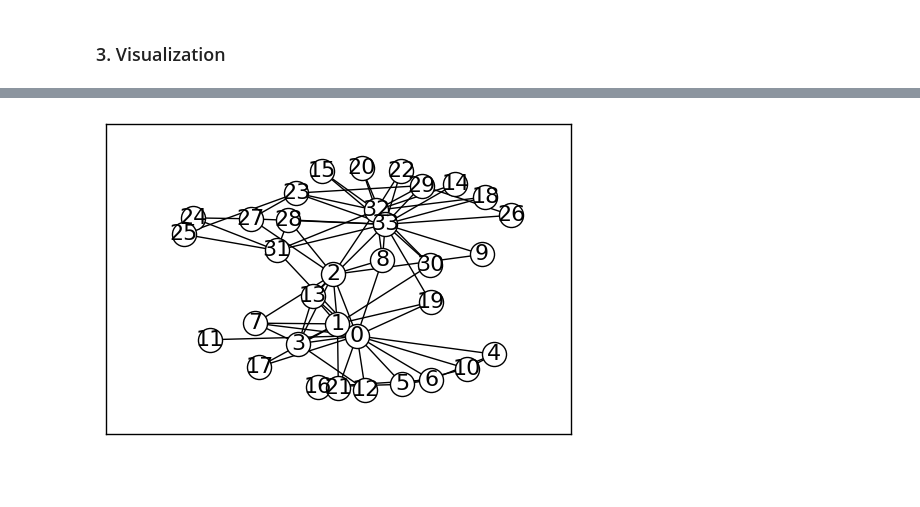
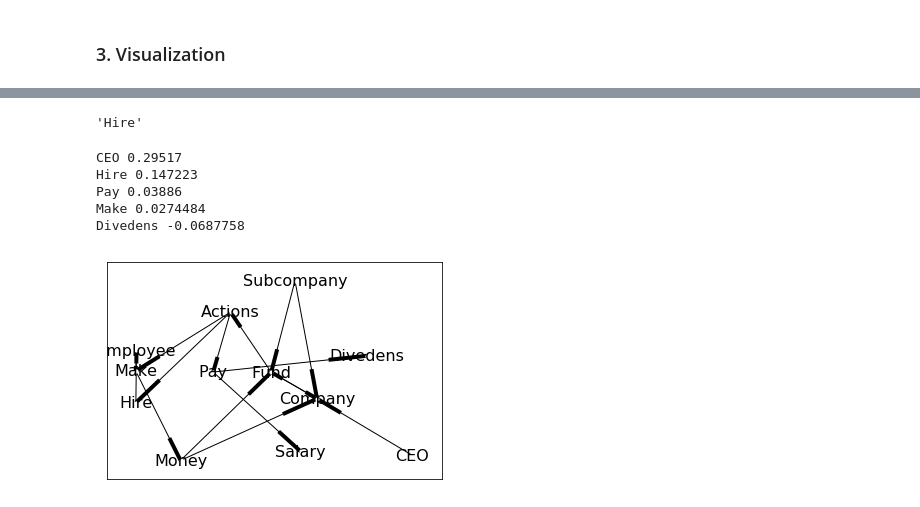
Before and after one commit to zw1074/Node2Vec_tensorflow, a Jupyter notebook: Node2Vec.ipynb, the cells around one changed output, grey strips where cells are left out. Saved outputs shown, nothing was run; the diff lists cells and outputs as text; code cells hidden in the pictures; blank space fills up the shorter version.

```diff
--- a/Node2Vec.ipynb
+++ b/Node2Vec.ipynb
@@ -142,10 +159,10 @@ biggest_node_index = 0
 for edge in edges:
     row, col = edge.strip().split()
     rows.append(int(row)-1)
-    rows.append(int(col)-1)
+#     rows.append(int(col)-1)
     cols.append(int(col)-1)
-    cols.append(int(row)-1)
-    data += [1,1]
+#     cols.append(int(row)-1)
+    data.append(1)
     biggest_node_index = max([max([int(row), int(col)]), biggest_node_index])
 data_graph = coo_matrix((data, (rows, cols)), shape=(biggest_node_index, biggest_node_index)).tocsr()
 # %%
@@ -221,0 +259,18 @@ plt.show()
+# %%
+# Visualize the Graph
+id_to_name = ['Company', 'Fund', 'Subcompany', 'CEO', 'Actions', 'Make', 'Pay', 'Hire', 'Divedens', 'Salary', 'Employee', 'Money']
+name_to_id = {}
+for idx, name in enumerate(id_to_name):
+    name_to_id[name] = idx
+labels = {}
+for idx, name in enumerate(id_to_name):
+    labels[idx] = name
+G = nx.DiGraph(data_graph.toarray())
+pos = nx.spring_layout(G)
+new_pos = {}
+nx.draw_networkx_nodes(G, pos, node_color="w", node_size=1000)
+nx.draw_networkx_edges(G, pos, width=1)
+nx.draw_networkx_labels(G, pos ,labels=labels, font_size=16, font_color="black")
+plt.xticks([])
+plt.yticks([])
+plt.show()
@@ -221,0 +291,5 @@ plt.show()
+# %%
+# Let's try it!
+is_to('Subcompany', 'Actions', 'Hire', Final_emb, name_to_id, id_to_name)
+# %% [output]
+'Hire'
@@ -222,13 +318,17 @@ plt.show()
+# %%
+print_top(top_k(Final_emb,name_to_id['Money'],id_to_name))
+# %% [output]
+CEO 0.29517
+Hire 0.147223
+Pay 0.03886
+Make 0.0274484
+Divedens -0.0687758
 # %%
-# Visualize the Graph
-G = nx.Graph(data_graph.toarray())
-pos = nx.spring_layout(G)
-nx.draw_networkx_nodes(G, pos, node_color="w")
-nx.draw_networkx_edges(G, pos, width=1)
-nx.draw_networkx_labels(G, pos ,font_size=16, font_color="black")
-
+nx.draw_networkx_nodes(G, pos, node_color="w", node_size=10)
+nx.draw_networkx_edges(G, pos, width=1, arrows=True)
+nx.draw_networkx_labels(G, pos ,labels=labels, font_size=16, font_color="black")
 plt.xticks([])
 plt.yticks([])
 plt.show()
 # %% [output]
-[figure, old version]
+[figure, new version]
```
Also changed, not shown: parts of 14 cells of this notebook, 3 other files.
